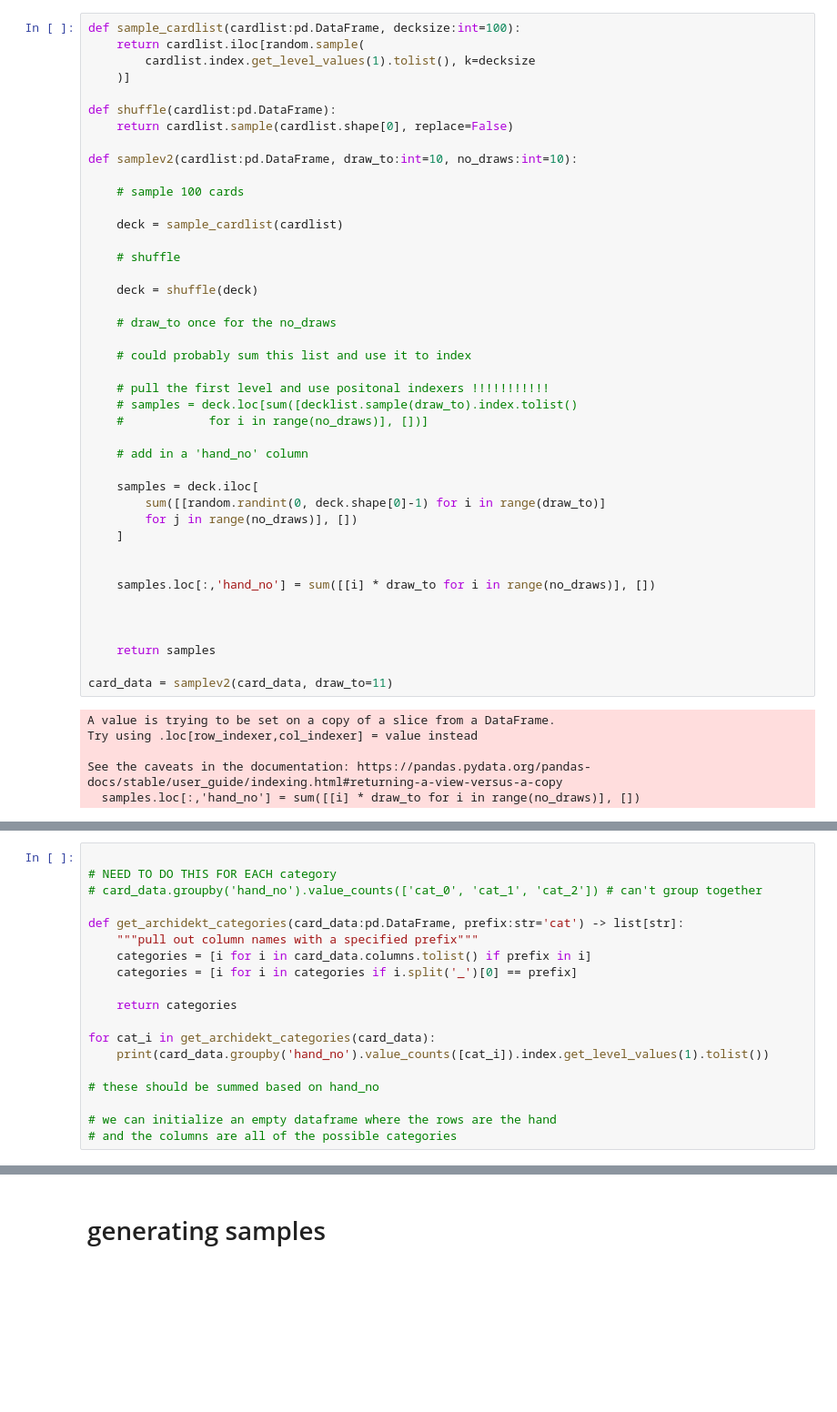
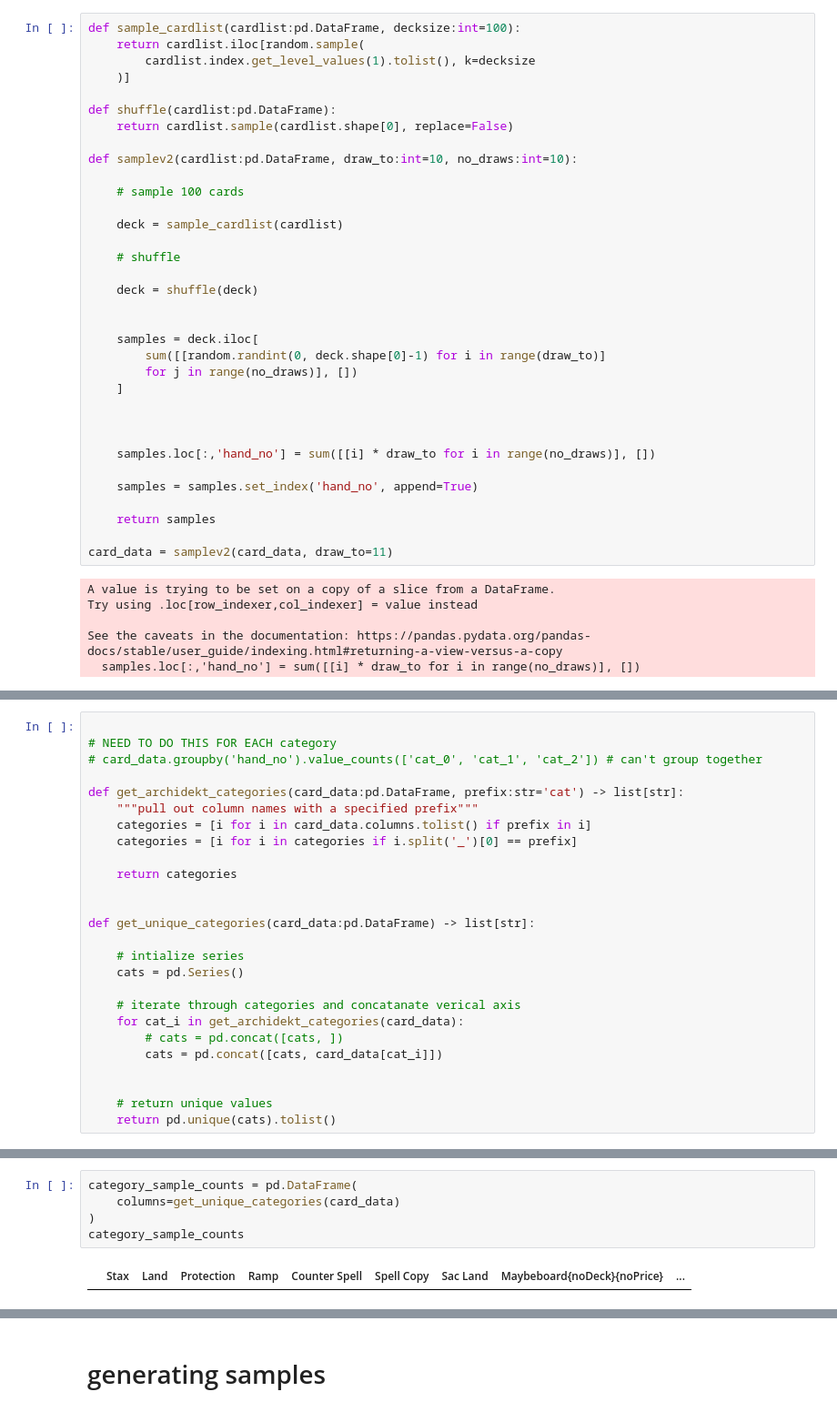
Before and after one commit to agrero/maptoken_mtg, a Jupyter notebook: sampler.ipynb, the cells around one changed output, grey strips where cells are left out. Shown: that part at 91% size. Cells and saved outputs as stored; diff of their text form; blank space fills up the shorter version.

Commit message:
started working on method to add value counts per hand

```diff
--- a/sampler.ipynb
+++ b/sampler.ipynb
@@ -149,15 +149,6 @@ def samplev2(cardlist:pd.DataFrame, draw_to:int=10, no_draws:int=10):
 
     deck = shuffle(deck)
 
-    # draw_to once for the no_draws
-
-    # could probably sum this list and use it to index
-
-    # pull the first level and use positonal indexers !!!!!!!!!!!
-    # samples = deck.loc[sum([decklist.sample(draw_to).index.tolist()
-    #            for i in range(no_draws)], [])]
-
-    # add in a 'hand_no' column
 
     samples = deck.iloc[
         sum([[random.randint(0, deck.shape[0]-1) for i in range(draw_to)]
@@ -165,9 +156,10 @@ def samplev2(cardlist:pd.DataFrame, draw_to:int=10, no_draws:int=10):
     ]
 
 
+
     samples.loc[:,'hand_no'] = sum([[i] * draw_to for i in range(no_draws)], [])
 
-
+    samples = samples.set_index('hand_no', append=True)
 
     return samples
 
@@ -190,10 +199,17 @@ def get_archidekt_categories(card_data:pd.DataFrame, prefix:str='cat') -> list[s
 
     return categories
 
-for cat_i in get_archidekt_categories(card_data):
-    print(card_data.groupby('hand_no').value_counts([cat_i]).index.get_level_values(1).tolist())
 
-# these should be summed based on hand_no
+def get_unique_categories(card_data:pd.DataFrame) -> list[str]:
 
-# we can initialize an empty dataframe where the rows are the hand
-# and the columns are all of the possible categories
+    # intialize series
+    cats = pd.Series()
+
+    # iterate through categories and concatanate verical axis
+    for cat_i in get_archidekt_categories(card_data):
+        # cats = pd.concat([cats, ])
+        cats = pd.concat([cats, card_data[cat_i]])
+
+
+    # return unique values
+    return pd.unique(cats).tolist()
@@ -242,0 +313,7 @@ get_unique_categories(card_data)
+# %%
+category_sample_counts = pd.DataFrame(
+    columns=get_unique_categories(card_data)
+)
+category_sample_counts
+# %% [output]
+|  | Stax | Land | Protection | Ramp | Counter Spell | Spell Copy | Sac Land | Maybeboard{noDeck}{noPrice} | ... |
```
Also changed, not shown: parts of 8 cells of this notebook.
